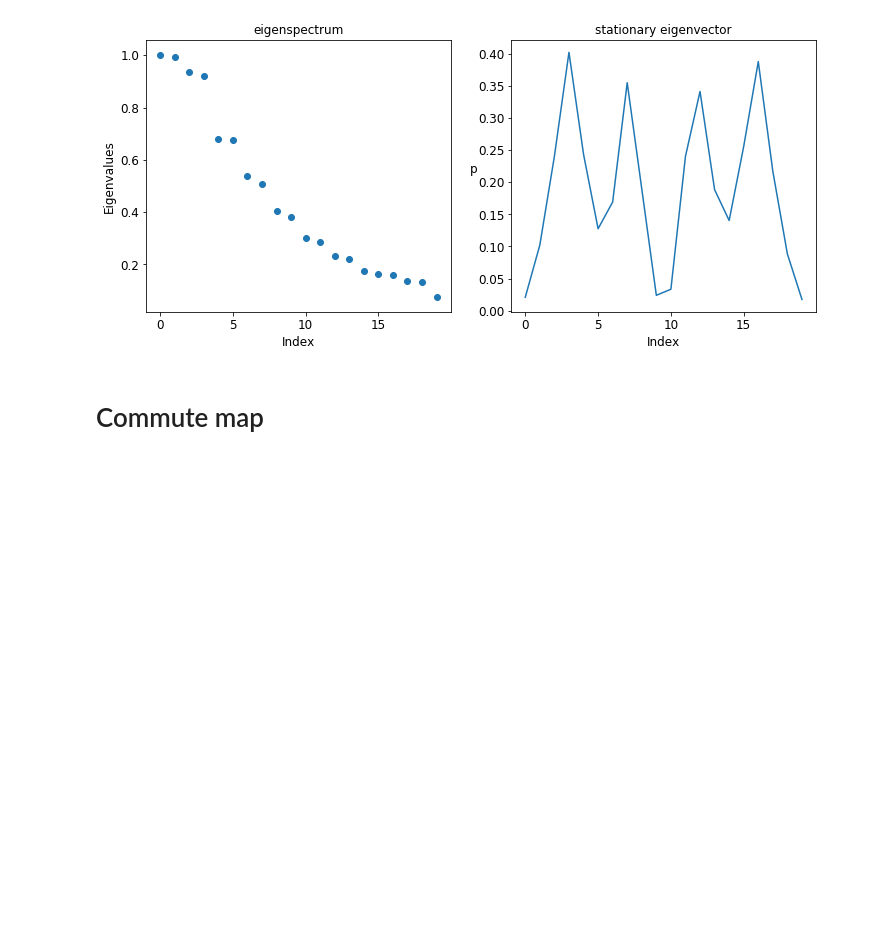
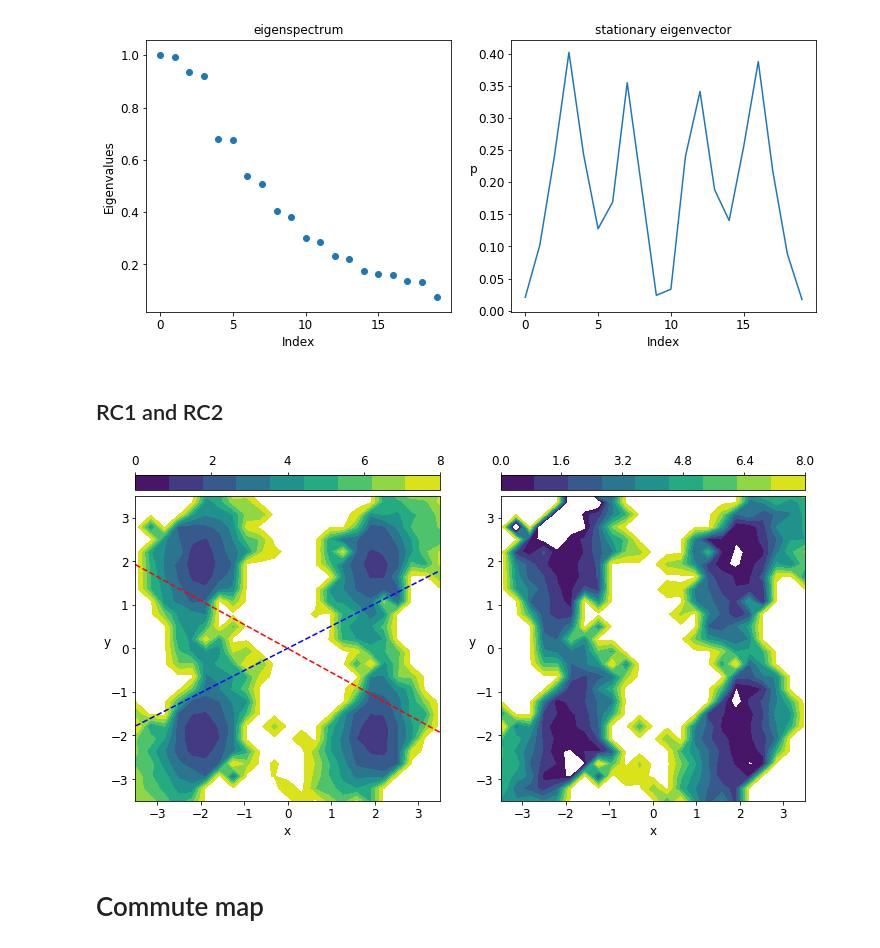
Before and after one commit to tiwarylab/SGOOP-d, a Jupyter notebook: SGOOP.ipynb, the cells around one changed output. Drawn from its saved outputs; the diff is of its cells as text; code cells hidden in the pictures; blank space fills up the shorter version.

```diff
--- a/SGOOP.ipynb
+++ b/SGOOP.ipynb
@@ -351,5 +326,71 @@ ax[1].set_ylabel('p', size=12).set_rotation(0)
 plt.show()
 # %% [output]
 [figure]
+# %% [markdown]
+## RC1 and RC2
+# %%
+# parameters:
+levels=np.linspace(0.0, 8.0, 10)
+
+# data:
+rw_hist2d=np.histogram2d(x['1'], y['1'], weights=weights, bins=50)
+rw_prob2d=rw_hist2d[0].T/np.sum(rw_hist2d[0])
+rw_freeE2d=(-1/beta)*np.log(rw_prob2d+1e-9)
+rw_x2d=0.5*(rw_hist2d[1][1:]+rw_hist2d[1][:-1])
+rw_y2d=0.5*(rw_hist2d[2][1:]+rw_hist2d[2][:-1])
+
+rw_hist1d=np.histogram(coeff['1'][0]*x['1']+coeff['1'][1]*y['1'], weights=weights, bins=rc_bin['1'])
+rw_prob1d=rw_hist1d[0].T/np.sum(rw_hist1d[0])
+
+rw_hist1d[1][-1]+=100 # Add 100 to ensure that the right edge is inclusive.
+for i, xi in enumerate(rw_x2d):
+    for j, yj in enumerate(rw_y2d):
+        k=np.digitize(coeff['1'][0]*xi+coeff['1'][1]*yj, rw_hist1d[1])-1
+        rw_prob2d[i,j]/=(rw_prob1d[k]+1e-9) # divide the reweighted prob by 1d prob along RC.
+
+rw_freeE2d_2com=(-1/beta)*np.log(rw_prob2d+1e-9) # reweighted 2d free energy for 2nd component RC.
+
+rc_x=np.linspace(-3.5, 3.5)
+rc1_y=np.tan(th['1'])*rc_x
+rc2_y=np.tan(th['2'])*rc_x
+
+# Plottings:
+fig, ax=plt.subplots(figsize=(12,6), nrows=1, ncols=2)
+
+ctrp = ax[0].contourf(rw_x2d, rw_y2d, rw_freeE2d, levels=levels)
+
+ax[0].plot(rc_x, rc1_y, 'r--')
+ax[0].plot(rc_x, rc2_y, 'b--')
+
+divider = make_axes_locatable(ax[0])
+cax = divider.append_axes('top', size='5%', pad='2%')
+ticks=np.round(np.linspace(-2.0, 8.0 , 6), 1)
+cbr = fig.colorbar(ctrp, cax=cax, ticks=ticks, orientation='horizontal')
+cax.xaxis.set_ticks_position('top')
+cbr.ax.tick_params(labelsize=12)
+
+ax[0].tick_params(axis='both', which='major', labelsize=12)
+ax[0].set_xlabel('x', size=12)
+ax[0].set_ylabel('y', size=12).set_rotation(0)
+ax[0].set_xlim(-3.5, 3.5)
+ax[0].set_ylim(-3.5, 3.5)
+
+ctrp = ax[1].contourf(rw_x2d, rw_y2d, rw_freeE2d_2com, levels=levels)
+divider = make_axes_locatable(ax[1])
+cax = divider.append_axes('top', size='5%', pad='2%')
+ticks=np.round(np.linspace(0.0, 8.0 , 6), 1)
+cbr = fig.colorbar(ctrp, cax=cax, ticks=ticks, orientation='horizontal')
+cax.xaxis.set_ticks_position('top')
+cbr.ax.tick_params(labelsize=12)
+
+ax[1].tick_params(axis='both', which='major', labelsize=12)
+ax[1].set_xlabel('x', size=12)
+ax[1].set_ylabel('y', size=12).set_rotation(0)
+ax[1].set_xlim(-3.5, 3.5)
+ax[1].set_ylim(-3.5, 3.5)
+
+plt.show()
+# %% [output]
+[figure, added]
 # %% [markdown]
 # Commute map
```
Also changed, not shown: parts of 14 cells of this notebook.
